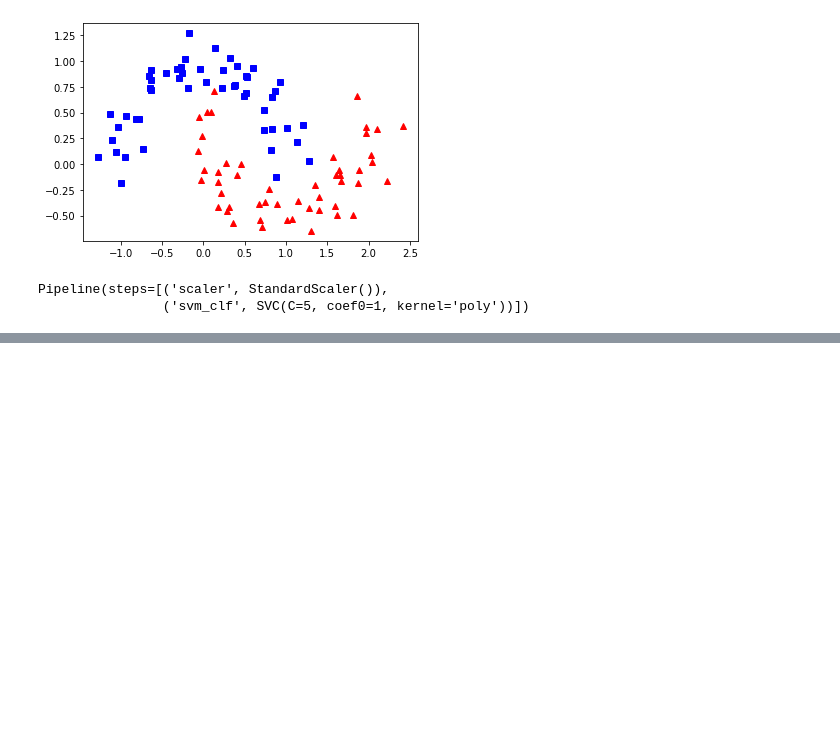
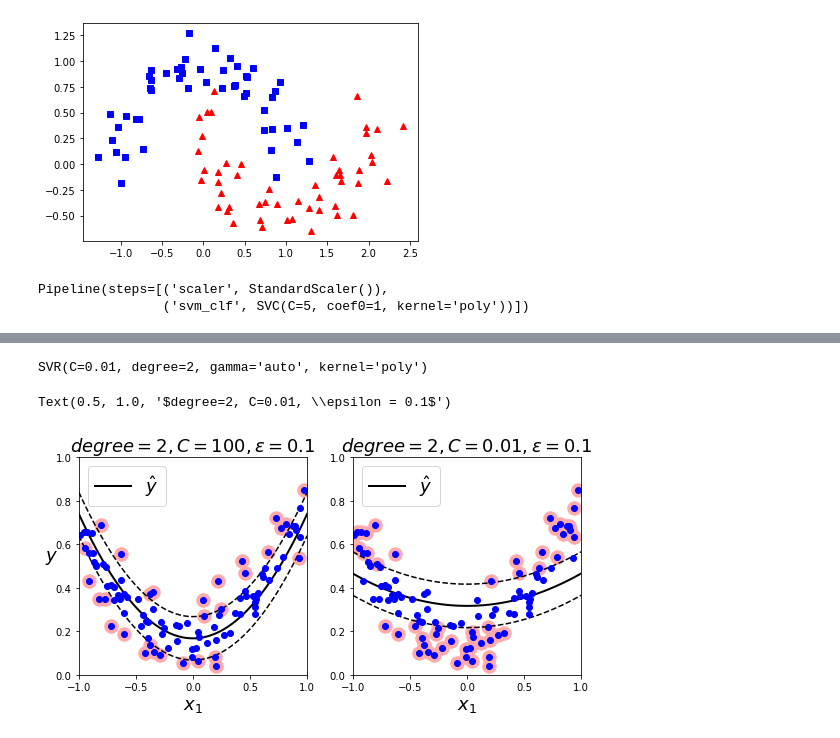
Before and after one commit to haein0224/Kaggle_Study, a Jupyter notebook: 핸즈온머신러닝/HandsOnMachinelearning_Ch5(SVM).ipynb, the cells around one changed output, grey strips where cells are left out. Cells and saved outputs as stored; diff of their text form; code cells hidden in the pictures; blank space fills up the shorter version.

```diff
--- a/핸즈온머신러닝/HandsOnMachinelearning_Ch5(SVM).ipynb
+++ b/핸즈온머신러닝/HandsOnMachinelearning_Ch5(SVM).ipynb
@@ -87,0 +185,35 @@ Pipeline(steps=[('scaler', StandardScaler()),
+# %%
+# 비선형 svm회귀 - 커널 svm 모델 사용
+# 무작위 데이터 생성
+np.random.seed(42)
+m = 100
+X = 2*np.random.rand(m,1) - 1
+y = (0.2 + 0.1*X + 0.5*X**2 + np.random.randn(m,1)/10).ravel()
+
+# 모델 적합
+from sklearn.svm import SVR # SVR은 커널 트릭을 제공! & 훈련 세트가 커지면 속도가 훨씬 느려짐
+
+svm_poly_reg1 = SVR(kernel='poly', gamma='auto', degree=2, C=100, epsilon=0.1) # 규제가 적은 경우 (C : 규제의 정도에 반비례함)
+svm_poly_reg1.fit(X,y)
+
+svm_poly_reg2 = SVR(kernel='poly', gamma='auto', degree=2, C=0.01, epsilon=0.1)
+svm_poly_reg2.fit(X,y)
+# %% [output]
+SVR(C=0.01, degree=2, gamma='auto', kernel='poly')
+# %%
+# 시각화 - 코드 복붙(위에서 만들어둔 함수 사용)
+
+plt.figure(figsize=(9, 4))
+plt.subplot(121) # = plt.subplot(1,2,1) : 한 행에 두개의 그래프 그리고 지금 지정하는 것은 그 중에 첫번째다.
+plot_svm_regression(svm_poly_reg1, X, y, [-1, 1, 0, 1])
+plt.title(r"$degree={}, C={}, \epsilon = {}$".format(svm_poly_reg1.degree, svm_poly_reg1.C, svm_poly_reg1.epsilon), fontsize=18)
+plt.ylabel(r"$y$", fontsize=18, rotation=0)
+plt.subplot(122)
+plot_svm_regression(svm_poly_reg2, X, y, [-1, 1, 0, 1])
+plt.title(r"$degree={}, C={}, \epsilon = {}$".format(svm_poly_reg2.degree, svm_poly_reg2.C, svm_poly_reg2.epsilon), fontsize=18)
+
+
+# 확실히 규제를 적게한 경우 많이 휘어지고 데이터에 많이 적합된 형태를 띔!!
+# %% [output]
+Text(0.5, 1.0, '$degree=2, C=0.01, \\epsilon = 0.1$')
+[figure, added]
```
Also changed, not shown: parts of 5 cells of this notebook.
